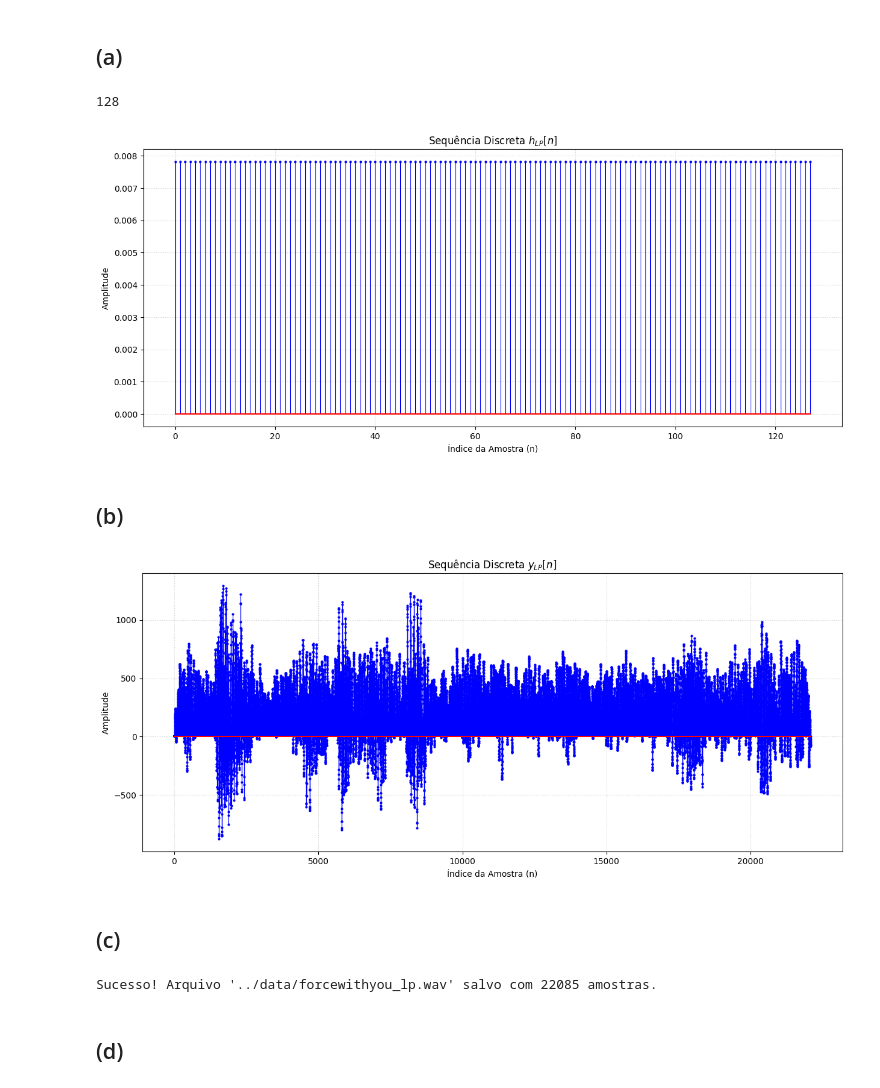
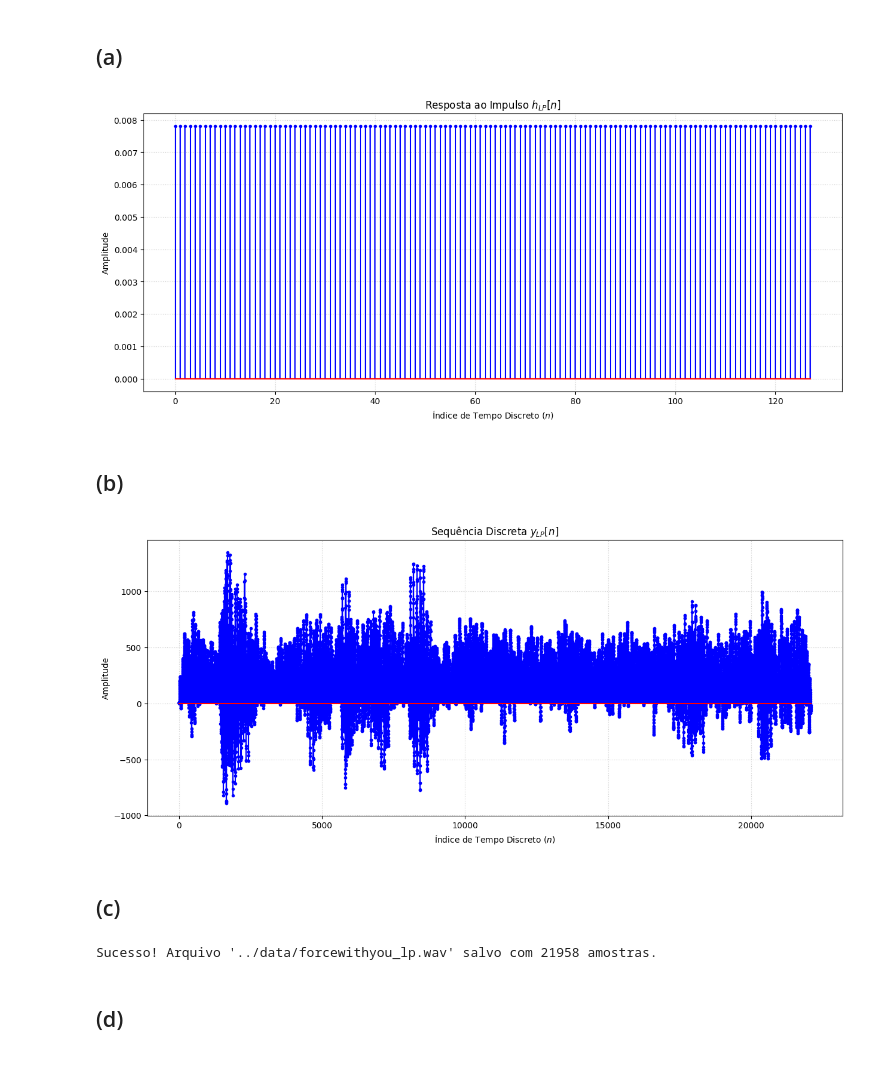
Before and after one commit to DaniDanyDani/CEL100-UFJF, a Jupyter notebook: src/Trabalho1.ipynb, the cells around one changed output. Saved outputs shown, nothing was run; the diff lists cells and outputs as text; code cells hidden in the pictures.

```diff
--- a/src/Trabalho1.ipynb
+++ b/src/Trabalho1.ipynb
@@ -69,78 +53,47 @@ Taxa de Amostragem: 8012 Hz, Período de Amostragem: 0.00012481278082875687 s
 ## (a)
 # %%
 M = 128
-h_lp_n = np.ones(M) * (1/M)
-print(len(h_lp_n))
-
 h_lp_n = {
-    'x': h_lp_n,
+    'x': np.ones(M) * (1/M),
     'N': M,
-    'Resolution': bits_quantizacao,
-    'fs': samplerate,
-    'ts': 1/samplerate
+    'fs': x_n['fs'],
+    'ts': x_n['ts']
 }
-
-plot_x_n(h_lp_n, 0, h_lp_n['N'], "Sequência Discreta $h_{LP}[n]$")
+plot_x_n(h_lp_n, 0, M, r"Resposta ao Impulso $h_{LP}[n]$")
 plt.show()
 # %% [output]
-128
-[figure, old version]
+[figure, new version]
 # %% [markdown]
 ## (b)
 # %%
-def conv_linear(x_n, h_n):
-    y_n = []
-    for n in range( x_n['N'] + h_n['N'] - 1 ):
-        soma = 0
-        for l in range( x_n['N'] ):
-            if 0 <= n-l < M - 1:
-                soma+= x_n['x'][l] * h_n['x'][n-l]
-            else:
-                soma+=0
-
-        y_n.append(soma)
-    y_n = np.array(y_n)
-    y_n = {
-        'x': y_n,
-        'N': x_n['N'] + h_n['N'] - 1,
-        'Resolution': bits_quantizacao,
-        'fs': samplerate,
-        'ts': 1/samplerate
-    }
-    return y_n
+def conv_linear(x_dict, h_dict):
+    Nx, Nh = x_dict['N'], h_dict['N']
+    Ny = Nx + Nh - 1
+    y = np.zeros(Ny)
+    for n in range(Ny):
+        for l in range(Nx):
+            if 0 <= n-l < Nh:
+                y[n] += x_dict['x'][l] * h_dict['x'][n-l]
+    return {'x': y, 'N': Ny, 'fs': x_dict['fs']}
 
 y_lp_n = conv_linear(x_n, h_lp_n)
 
 plot_x_n(y_lp_n, 0, y_lp_n['N'], "Sequência Discreta $y_{LP}[n]$")
 plt.show()
 # %% [output]
-[figure, old version]
+[figure, new version]
 # %% [markdown]
 ## (c)
 # %%
-def salvar_x_n(x_n, nome_arquivo="x_n.wav"):
-    """
-    Recebe o dicionário e salva um arquivo .wav
-    """
+def salvar_wav(sinal_dict, nome):
+    sinal = sinal_dict['x'] / np.max(np.abs(sinal_dict['x']))
+    sinal_int16 = (sinal * 32767).astype(np.int16)
+    wavfile.write(nome, sinal_dict['fs'], sinal_int16)
+    print(f"Sucesso! Arquivo '{nome}' salvo com {x_n['N']} amostras.")
 
-    sinal = x_n['x']
-    fs = x_n['fs']
-
-    max_val = np.max(np.abs(sinal))
-
-    if max_val > 0:
-        sinal_normalizado = sinal / max_val
-    else:
-        sinal_normalizado = sinal
-
-    sinal_int16 = (sinal_normalizado * 32767).astype(np.int16)
-
-    wavfile.write(nome_arquivo, fs, sinal_int16)
-    print(f"Sucesso! Arquivo '{nome_arquivo}' salvo com {x_n['N']} amostras.")
-
-salvar_x_n(y_lp_n, "../data/forcewithyou_lp.wav")
+salvar_wav(y_lp_n, "../data/forcewithyou_lp.wav")
 # %% [output]
-Sucesso! Arquivo '../data/forcewithyou_lp.wav' salvo com 22085 amostras.
+Sucesso! Arquivo '../data/forcewithyou_lp.wav' salvo com 21958 amostras.
 # %% [markdown]
 ## (d)
 # %%
```
Also changed, not shown: parts of 4 cells of this notebook, 3 other files.
